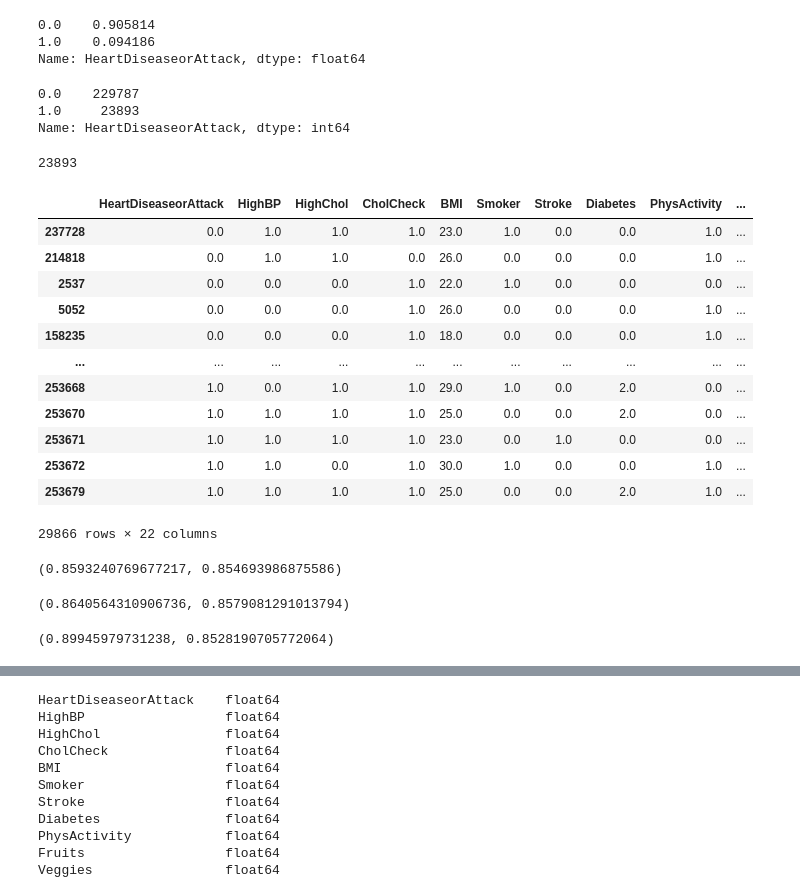
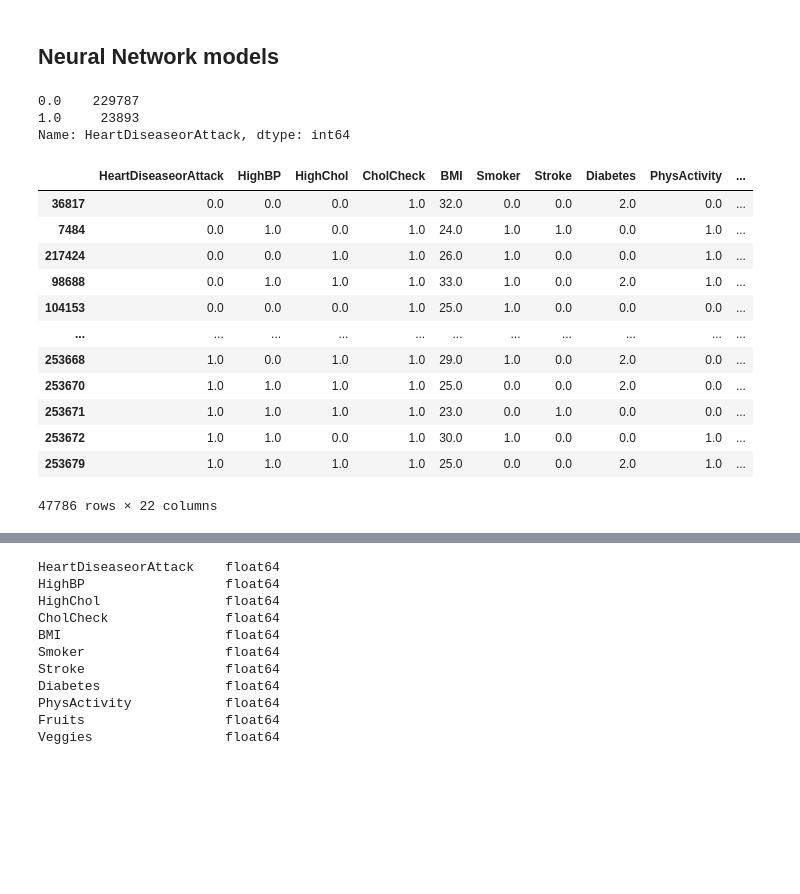
Before and after one commit to ejohnmedina/dsi-project-4, a Jupyter notebook: brice_test.ipynb, the cells around one changed output, grey strips where cells are left out. Cells and saved outputs as stored; diff of their text form; code cells hidden in the pictures; blank space fills up the shorter version.

```diff
--- a/brice_test.ipynb
+++ b/brice_test.ipynb
@@ -35,42 +16,33 @@ Note: you may need to restart the kernel to use updated packages.
+# %% [markdown]
+## Neural Network models
 # %%
-url = 'data/heart_disease_ind_2015.csv'
+data = 'data/heart_disease_ind_2015.csv'
 
-df = pd.read_csv(url)
+df = pd.read_csv(data)
-# %%
-# setup baseline
-df.HeartDiseaseorAttack.value_counts(normalize=True)
-# %% [output]
-0.0    0.905814
-1.0    0.094186
-Name: HeartDiseaseorAttack, dtype: float64
 # %%
 df.HeartDiseaseorAttack.value_counts(normalize=False)
 # %% [output]
 0.0    229787
 1.0     23893
 Name: HeartDiseaseorAttack, dtype: int64
-# %%
-df.HeartDiseaseorAttack.value_counts()[1]
-# %% [output]
-23893
 # %%
 df_non_heart = df[df.HeartDiseaseorAttack==0]
-df_non_heart = df_non_heart.sample(10_000)
+df_non_heart = df_non_heart.sample(int(df.HeartDiseaseorAttack.value_counts()[1]))
 df_non_heart
 df_heart = df[df.HeartDiseaseorAttack==1]
 df_small = pd.concat([df_non_heart, df_heart])
 df_small
 # %% [output]
 |  | HeartDiseaseorAttack | HighBP | HighChol | CholCheck | BMI | Smoker | Stroke | Diabetes | PhysActivity | ... |
-| 237728 | 0.0 | 1.0 | 1.0 | 1.0 | 23.0 | 1.0 | 0.0 | 0.0 | 1.0 | ... |
-| 214818 | 0.0 | 1.0 | 1.0 | 0.0 | 26.0 | 0.0 | 0.0 | 0.0 | 1.0 | ... |
-| 2537 | 0.0 | 0.0 | 0.0 | 1.0 | 22.0 | 1.0 | 0.0 | 0.0 | 0.0 | ... |
-| 5052 | 0.0 | 0.0 | 0.0 | 1.0 | 26.0 | 0.0 | 0.0 | 0.0 | 1.0 | ... |
-| 158235 | 0.0 | 0.0 | 0.0 | 1.0 | 18.0 | 0.0 | 0.0 | 0.0 | 1.0 | ... |
+| 36817 | 0.0 | 0.0 | 0.0 | 1.0 | 32.0 | 0.0 | 0.0 | 2.0 | 0.0 | ... |
+| 7484 | 0.0 | 1.0 | 0.0 | 1.0 | 24.0 | 1.0 | 1.0 | 0.0 | 1.0 | ... |
+| 217424 | 0.0 | 0.0 | 1.0 | 1.0 | 26.0 | 1.0 | 0.0 | 0.0 | 1.0 | ... |
+| 98688 | 0.0 | 1.0 | 1.0 | 1.0 | 33.0 | 1.0 | 0.0 | 2.0 | 1.0 | ... |
+| 104153 | 0.0 | 0.0 | 0.0 | 1.0 | 25.0 | 1.0 | 0.0 | 0.0 | 0.0 | ... |
 | ... | ... | ... | ... | ... | ... | ... | ... | ... | ... | ... |
 | 253668 | 1.0 | 0.0 | 1.0 | 1.0 | 29.0 | 1.0 | 0.0 | 2.0 | 0.0 | ... |
 | 253670 | 1.0 | 1.0 | 1.0 | 1.0 | 25.0 | 0.0 | 0.0 | 2.0 | 0.0 | ... |
 | 253671 | 1.0 | 1.0 | 1.0 | 1.0 | 23.0 | 0.0 | 1.0 | 0.0 | 0.0 | ... |
 | 253672 | 1.0 | 1.0 | 0.0 | 1.0 | 30.0 | 1.0 | 0.0 | 0.0 | 1.0 | ... |
 | 253679 | 1.0 | 1.0 | 1.0 | 1.0 | 25.0 | 0.0 | 0.0 | 2.0 | 1.0 | ... |
-29866 rows × 22 columns
+47786 rows × 22 columns
@@ -107,18 +48,0 @@ pipe_xgb = Pipeline([
-# %%
-pipe_ada.fit(X_train, y_train)
-
-pipe_ada.score(X_train, y_train), pipe_ada.score(X_test, y_test)
-# %% [output]
-(0.8593240769677217, 0.854693986875586)
-# %%
-pipe_grad.fit(X_train, y_train)
-
-pipe_grad.score(X_train, y_train), pipe_grad.score(X_test, y_test)
-# %% [output]
-(0.8640564310906736, 0.8579081291013794)
-# %%
-pipe_xgb.fit(X_train, y_train)
-
-pipe_xgb.score(X_train, y_train), pipe_xgb.score(X_test, y_test)
-# %% [output]
-(0.89945979731238, 0.8528190705772064)
```
Also changed, not shown: parts of 30 cells of this notebook.
